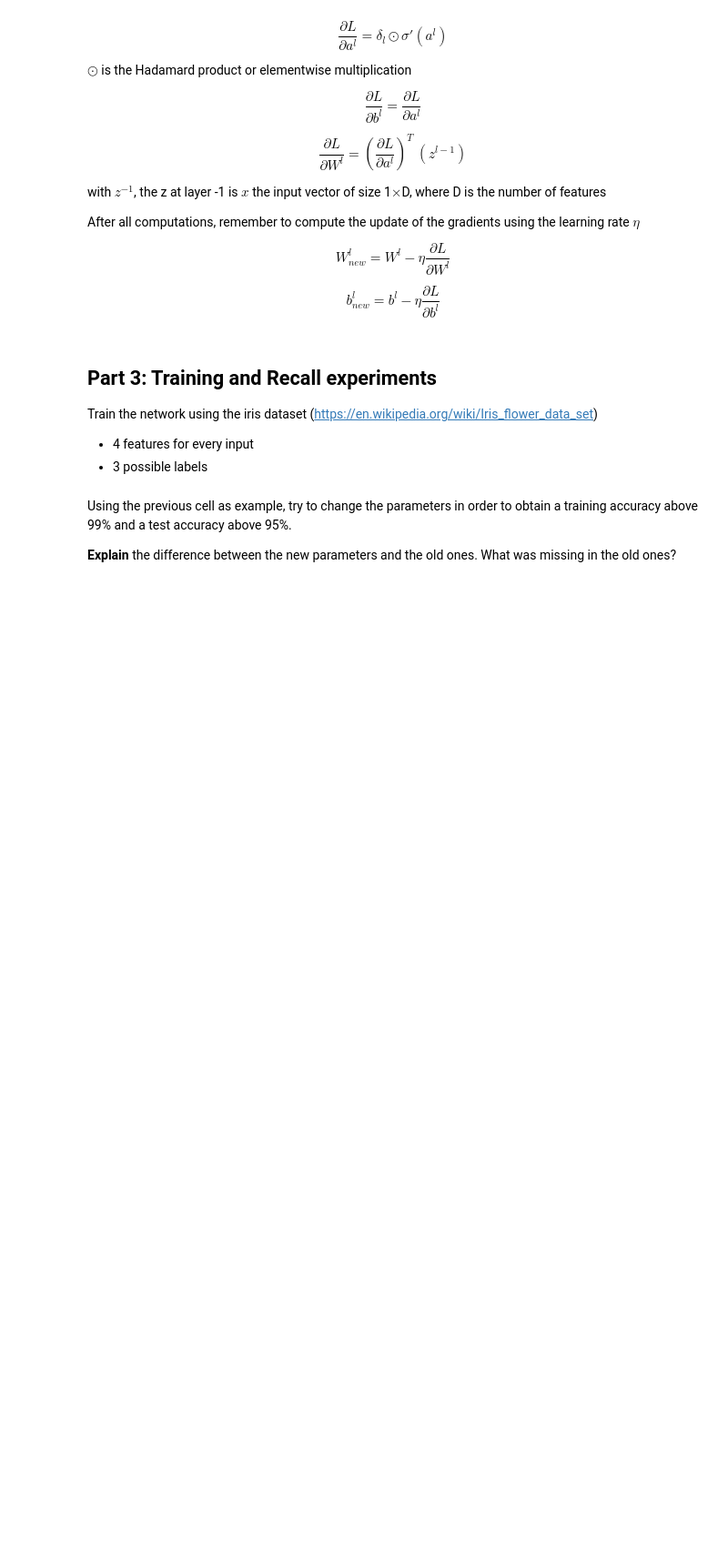
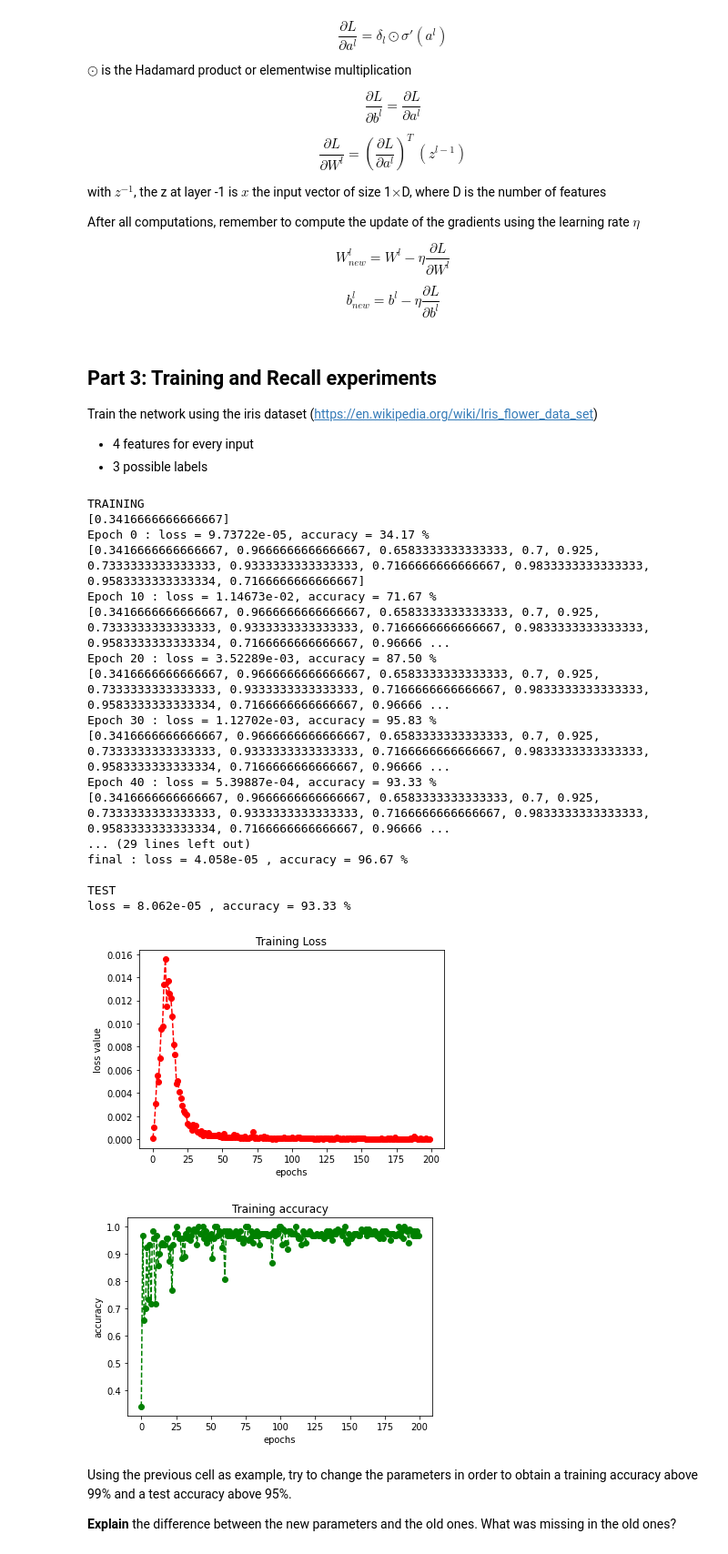
Before and after one commit to mspronesti/eurecom-machine-learning, a Jupyter notebook: labs/lab2/lab2_neural_networks.ipynb, the cells around one changed output. Shown at 91% size. Cells and saved outputs as stored; diff of their text form; code cells hidden in the pictures; blank space fills up the shorter version.

```diff
--- a/labs/lab2/lab2_neural_networks.ipynb
+++ b/labs/lab2/lab2_neural_networks.ipynb
@@ -197,8 +175,7 @@ def d_sigmoid(a) :
     Return the sigmoid derivative of a
     '''
     ################# YOUR CODE HERE ####################
-
-
+    return MLP.sigmoid(a)*(1-MLP.sigmoid(a))
     ################ END OF YOUR CODE HERE ##############
 
 MLP.d_sigmoid=d_sigmoid
@@ -227,10 +204,19 @@ def forward(self, x) :
     - y_hat : numpy array of size NxC, where C is the number of classes
     '''
     ################# YOUR CODE HERE ####################
+    if(x.ndim==1):
+        x_prev = x.reshape([len(x),1])
+    else:
+        x_prev = x.T
 
-
+    for i in range(0,len(self.layer)) :
+        #print(self.layer[i].W.shape,x_prev.shape , self.layer[i].b.T.shape)
+        self.layer[i].a = (self.layer[i].W @ x_prev + self.layer[i].b.T)
+        #print('Activation shape',self.layer[i].a.shape )
+        self.layer[i].z = MLP.sigmoid(self.layer[i].a)
+        x_prev = self.layer[i].z
+    y_hat = x_prev.T
     ################ END OF YOUR CODE HERE ##############
-
     return y_hat
 
 MLP.forward=forward
@@ -257,7 +243,8 @@ def loss(y_hat, y) :
     - L : MSE loss
     '''
     ################# YOUR CODE HERE ####################
-
+    y_diff = y_hat-y
+    L = np.sum(y_diff.T @ y_diff)/(2*len(y))
     ################ END OF YOUR CODE HERE ##############
 
     return L
@@ -284,10 +271,12 @@ def accuracy(y_hat,y) :
     - acc : the accuracy value between 0 and 1
     '''
     ################# YOUR CODE HERE ####################
-
-
+    y_bin = np.zeros_like(y_hat)
+    y_bin[np.arange(len(y_hat)), y_hat.argmax(1)] = 1
+    y_bin[y_bin!=y] = 0
+    num_corr = np.sum(y_bin)
+    acc = num_corr / len(y)
     ################ END OF YOUR CODE HERE ##############
-
     return acc
 
 MLP.accuracy=accuracy
@@ -386,36 +399,56 @@ x_test=X[120:,:]
 y_test=y[120:,:]
 # %%
 # Neural Network (NN) parameters
-epochs=50
-learning_rate=0.01
+epochs=200
+learning_rate=0.2
 verbose=True
 print_every_k=10
 
 # Initialization of the NN
 NN1 = MLP([4, 10, 3])
 print('TRAINING')
 # Training
 NN1.training(x_train,y_train,learning_rate,epochs,verbose,print_every_k)
 # Compute the training loss and accuracy after having completer the training
 y_hat=NN1.forward(x_train)
 print('final : loss = %.3e , accuracy = %.2f %%'%(MLP.loss(y_hat,y_train),100*MLP.accuracy(y_hat,y_train)))
 
 # Test
 print('\nTEST')
 y_hat=NN1.forward(x_test)
 print('loss = %.3e , accuracy = %.2f %%\n'%(MLP.loss(y_hat,y_test),100*MLP.accuracy(y_hat,y_test)))
 
 plt.plot(list(range(epochs)),NN1.losses,c='r',marker='o',ls='--');
 plt.title("Training Loss")
 plt.xlabel("epochs")
 plt.ylabel("loss value")
 plt.show()
 
 plt.plot(list(range(epochs)),NN1.accuracies,c='g',marker='o',ls='--');
 plt.title("Training accuracy")
 plt.xlabel("epochs")
 plt.ylabel("accuracy")
 plt.show()
+# %% [output]
+TRAINING
+[0.3416666666666667]
+Epoch 0 : loss = 9.73722e-05, accuracy = 34.17 %
+[0.3416666666666667, 0.9666666666666667, 0.6583333333333333, 0.7, 0.925, 0.7333333333333333, 0.9333333333333333, 0.7166666666666667, 0.9833333333333333, 0.9583333333333334, 0.7166666666666667]
+Epoch 10 : loss = 1.14673e-02, accuracy = 71.67 %
+[0.3416666666666667, 0.9666666666666667, 0.6583333333333333, 0.7, 0.925, 0.7333333333333333, 0.9333333333333333, 0.7166666666666667, 0.9833333333333333, 0.9583333333333334, 0.7166666666666667, 0.96666 ...
+Epoch 20 : loss = 3.52289e-03, accuracy = 87.50 %
+[0.3416666666666667, 0.9666666666666667, 0.6583333333333333, 0.7, 0.925, 0.7333333333333333, 0.9333333333333333, 0.7166666666666667, 0.9833333333333333, 0.9583333333333334, 0.7166666666666667, 0.96666 ...
+Epoch 30 : loss = 1.12702e-03, accuracy = 95.83 %
+[0.3416666666666667, 0.9666666666666667, 0.6583333333333333, 0.7, 0.925, 0.7333333333333333, 0.9333333333333333, 0.7166666666666667, 0.9833333333333333, 0.9583333333333334, 0.7166666666666667, 0.96666 ...
+Epoch 40 : loss = 5.39887e-04, accuracy = 93.33 %
+[0.3416666666666667, 0.9666666666666667, 0.6583333333333333, 0.7, 0.925, 0.7333333333333333, 0.9333333333333333, 0.7166666666666667, 0.9833333333333333, 0.9583333333333334, 0.7166666666666667, 0.96666 ...
+... (29 lines left out)
+final : loss = 4.058e-05 , accuracy = 96.67 %
+
+TEST
+loss = 8.062e-05 , accuracy = 93.33 %
+[figure, added]
+[figure, added]
 # %% [markdown]
 Using the previous cell as example, try to change the parameters in order to obtain a training accuracy above 99% and a test accuracy above 95%.
 
```
Also changed, not shown: parts of 10 cells of this notebook.
